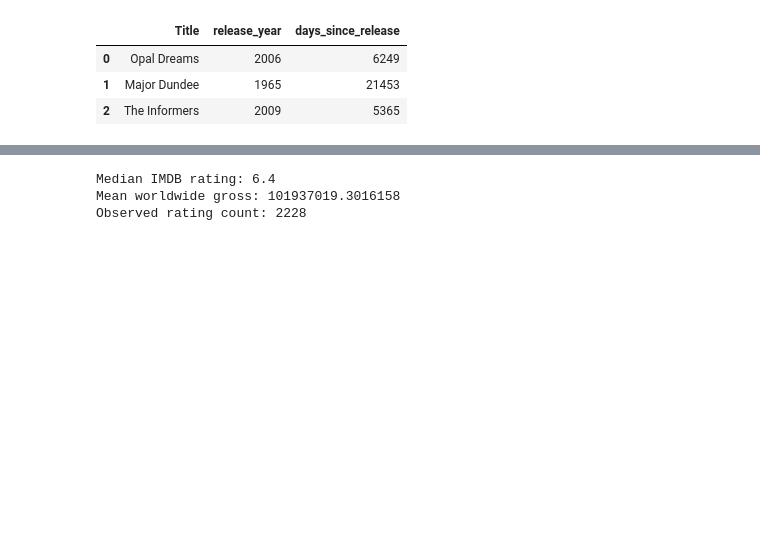
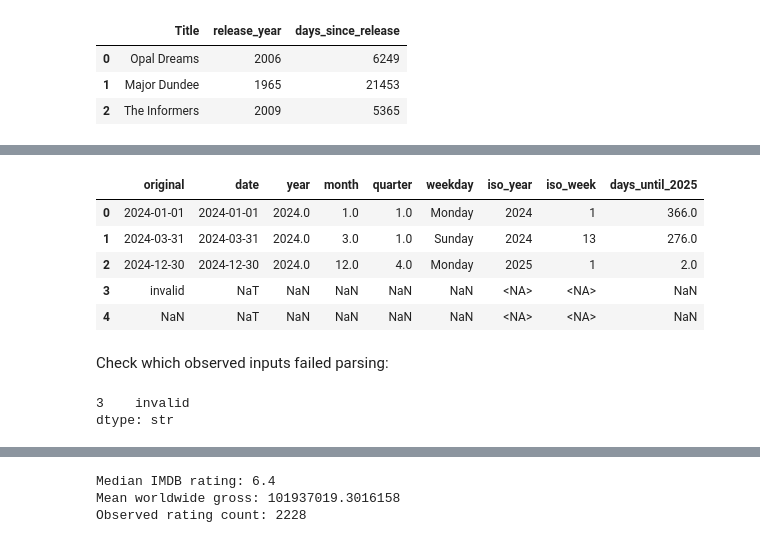
Before and after one commit to Lizhen0909/nu-stat303-1-sec20-coursebook-clean, a Jupyter notebook: pandas_fundamentals_reorganized.ipynb, the cells around one changed output, grey strips where cells are left out. Saved outputs shown, nothing was run; the diff lists cells and outputs as text; code cells hidden in the pictures; blank space fills up the shorter version.

```diff
--- a/pandas_fundamentals_reorganized.ipynb
+++ b/pandas_fundamentals_reorganized.ipynb
@@ -1007,0 +1029,26 @@ The fixed reference date makes the result reproducible. This is elapsed time **a
+# %%
+extension_raw_dates = pd.Series(['2024-01-01', '2024-03-31', '2024-12-30', 'invalid', None])
+extension_dates = pd.to_datetime(extension_raw_dates, format='%Y-%m-%d', errors='coerce')
+date_report = pd.DataFrame({'original': extension_raw_dates, 'date': extension_dates})
+date_report['year'] = extension_dates.dt.year
+date_report['month'] = extension_dates.dt.month
+date_report['quarter'] = extension_dates.dt.quarter
+date_report['weekday'] = extension_dates.dt.day_name()
+date_report['iso_year'] = extension_dates.dt.isocalendar().year
+date_report['iso_week'] = extension_dates.dt.isocalendar().week
+date_report['days_until_2025'] = (pd.Timestamp('2025-01-01') - extension_dates).dt.days
+date_report
+# %% [output]
+|  | original | date | year | month | quarter | weekday | iso_year | iso_week | days_until_2025 |
+| 0 | 2024-01-01 | 2024-01-01 | 2024.0 | 1.0 | 1.0 | Monday | 2024 | 1 | 366.0 |
+| 1 | 2024-03-31 | 2024-03-31 | 2024.0 | 3.0 | 1.0 | Sunday | 2024 | 13 | 276.0 |
+| 2 | 2024-12-30 | 2024-12-30 | 2024.0 | 12.0 | 4.0 | Monday | 2025 | 1 | 2.0 |
+| 3 | invalid | NaT | NaN | NaN | NaN | NaN | <NA> | <NA> | NaN |
+| 4 | NaN | NaT | NaN | NaN | NaN | NaN | <NA> | <NA> | NaN |
+# %% [markdown]
+Check which observed inputs failed parsing:
+# %%
+extension_raw_dates.loc[extension_raw_dates.notna() & extension_dates.isna()]
+# %% [output]
+3    invalid
+dtype: str
```
Also changed, not shown: parts of 12 cells of this notebook, 4 other files.
